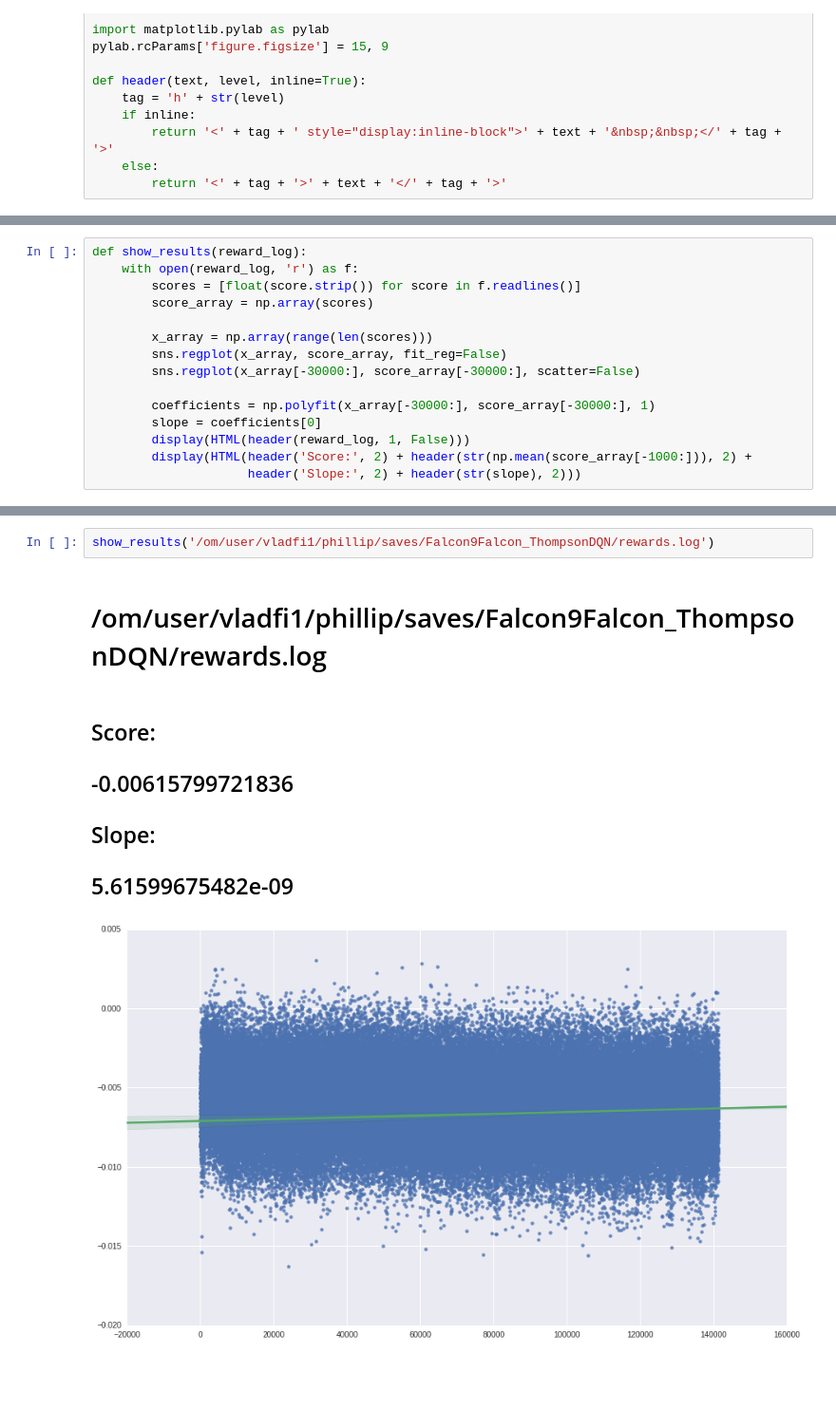
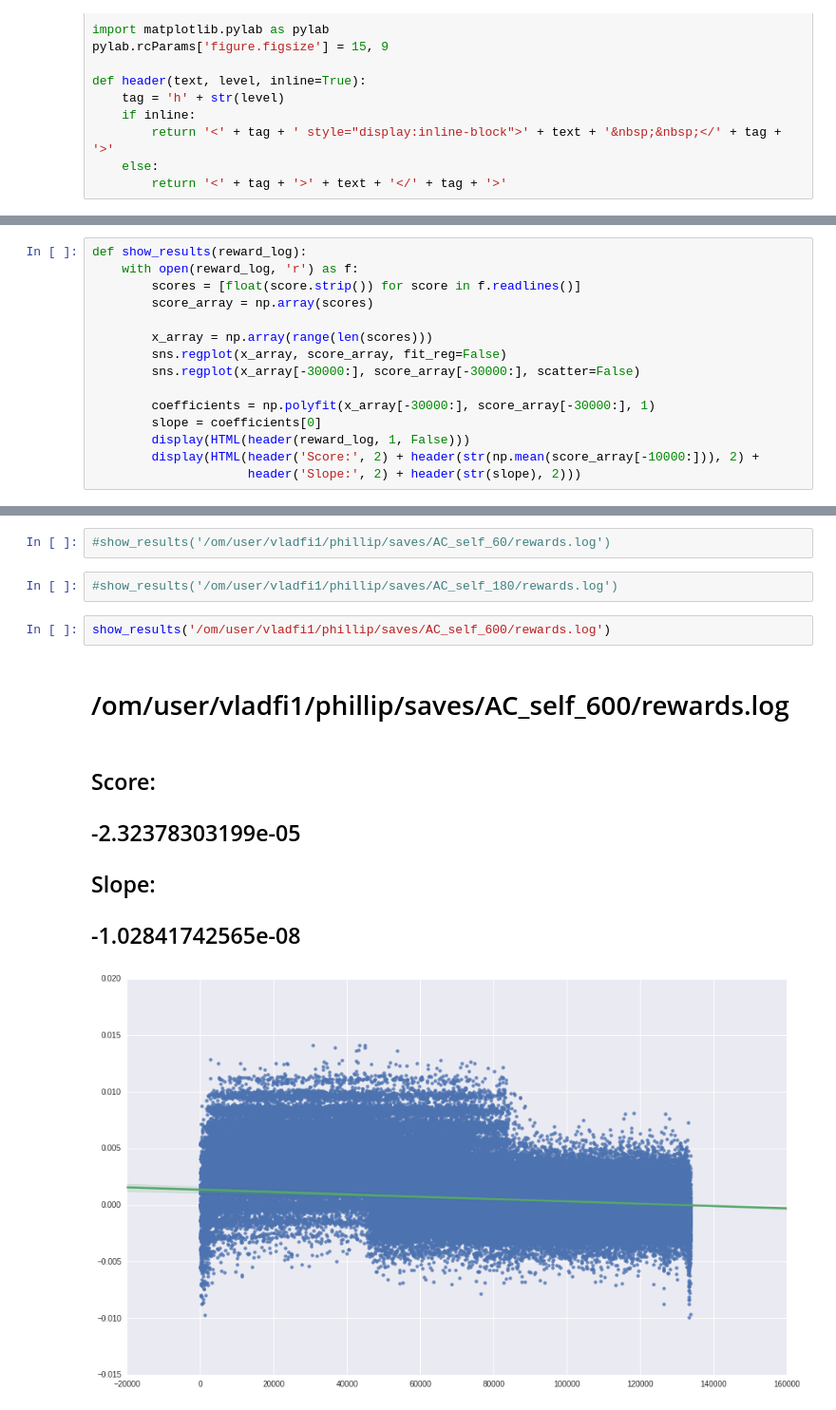
Before and after one commit to vladfi1/phillip, a Jupyter notebook: saves/result_plots_local.ipynb, the cells around one changed output, grey strips where cells are left out. Shown at 95% size. Drawn from its saved outputs; the diff is of its cells as text; blank space fills up the shorter version.

```diff
--- a/saves/result_plots_local.ipynb
+++ b/saves/result_plots_local.ipynb
@@ -46,6 +46,6 @@ def show_results(reward_log):
         coefficients = np.polyfit(x_array[-30000:], score_array[-30000:], 1)
         slope = coefficients[0]
         display(HTML(header(reward_log, 1, False)))
-        display(HTML(header('Score:', 2) + header(str(np.mean(score_array[-1000:])), 2) +
+        display(HTML(header('Score:', 2) + header(str(np.mean(score_array[-10000:])), 2) +
                      header('Slope:', 2) + header(str(slope), 2)))
 # %%
@@ -96,9 +129,13 @@ Slope:
+# %%
+#show_results('/om/user/vladfi1/phillip/saves/AC_self_60/rewards.log')
+# %%
+#show_results('/om/user/vladfi1/phillip/saves/AC_self_180/rewards.log')
 # %%
-show_results('/om/user/vladfi1/phillip/saves/Falcon9Falcon_ThompsonDQN/rewards.log')
+show_results('/om/user/vladfi1/phillip/saves/AC_self_600/rewards.log')
 # %% [output]
-/om/user/vladfi1/phillip/saves/Falcon9Falcon_ThompsonDQN/rewards.log
+/om/user/vladfi1/phillip/saves/AC_self_600/rewards.log
 Score:
--0.00615799721836
+-2.32378303199e-05
 Slope:
-5.61599675482e-09
+-1.02841742565e-08
-[figure, old version]
+[figure, new version]
```
Also changed, not shown: parts of 20 cells of this notebook, 2 other files.
